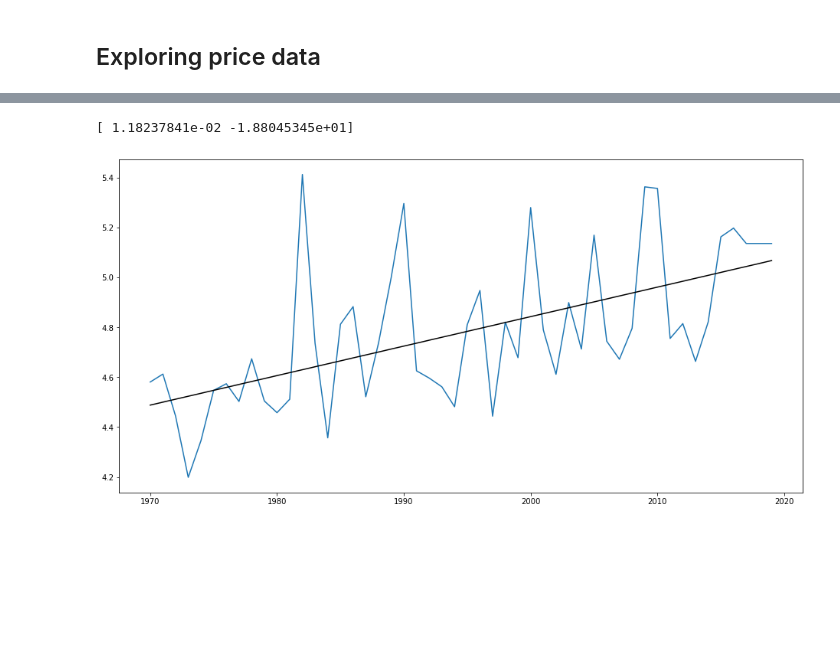
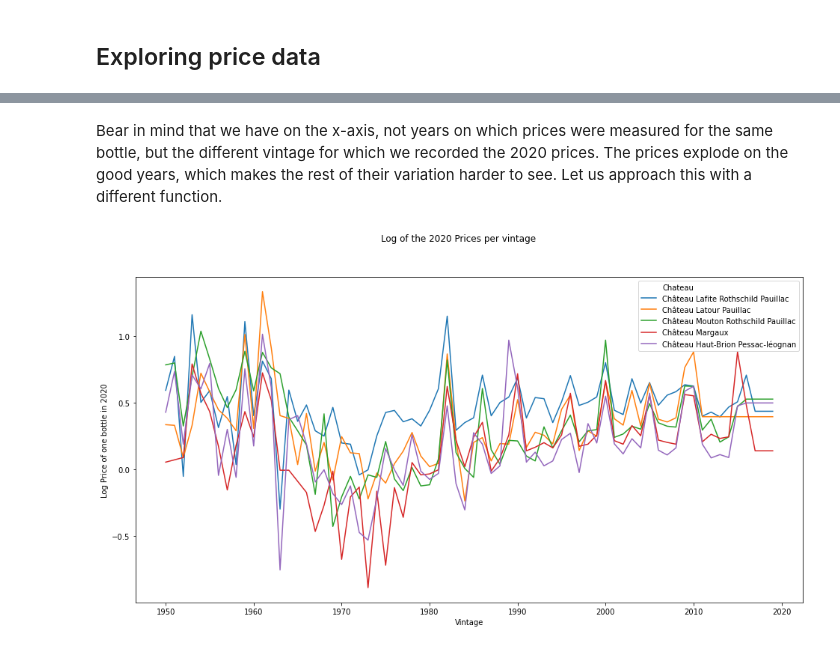
Before and after one commit to RoucherA/GrandCruClassifier, a Jupyter notebook: data_exploration.ipynb, the cells around one changed output, grey strips where cells are left out. Drawn from its saved outputs; the diff is of its cells as text; code cells hidden in the pictures; blank space fills up the shorter version.

```diff
--- a/data_exploration.ipynb
+++ b/data_exploration.ipynb
@@ -132,16 +42,14 @@ plt.show()
-# %%
-vintage = prices_table.loc[1970:,:].index
-average=prices_table.loc[1970:,:].mean(axis=1)
-poly = np.polyfit(vintage, average, 1)
-print(poly)
-f = np.poly1d(poly)
-
-
-plt.figure(figsize=(16,8))
-sns.lineplot(x=vintage, y=average)
-sns.lineplot(x=vintage, y=f(vintage), color='black')
-#plot.set(ylim=(0,2000))
-plt.show()
-# %% [output]
-[ 1.18237841e-02 -1.88045345e+01]
-[figure, removed]
+# %% [markdown]
+Bear in mind that we have on the x-axis, not years on which prices were measured for the same bottle, but the different vintage for which we recorded the 2020 prices. The prices explode on the good years, which makes the rest of their variation harder to see. Let us approach this with a different function.
+# %%
+#Creating a strange price function will help distinguish trends
+premiers['Log Price'] = np.log(np.log(premiers['Price'])- 4.7)
+
+plt.figure(figsize=(16,8))
+plot = sns.lineplot(data=premiers, x='Vintage', y='Log Price', hue='Chateau')
+plt.ylabel('Log Price of one bottle in 2020')
+plt.xlabel('Vintage')
+plt.suptitle('Log of the 2020 Prices per vintage')
+plt.show()
+# %% [output]
+[figure, added]
```
Also changed, not shown: parts of 25 cells of this notebook, 1 other file.
